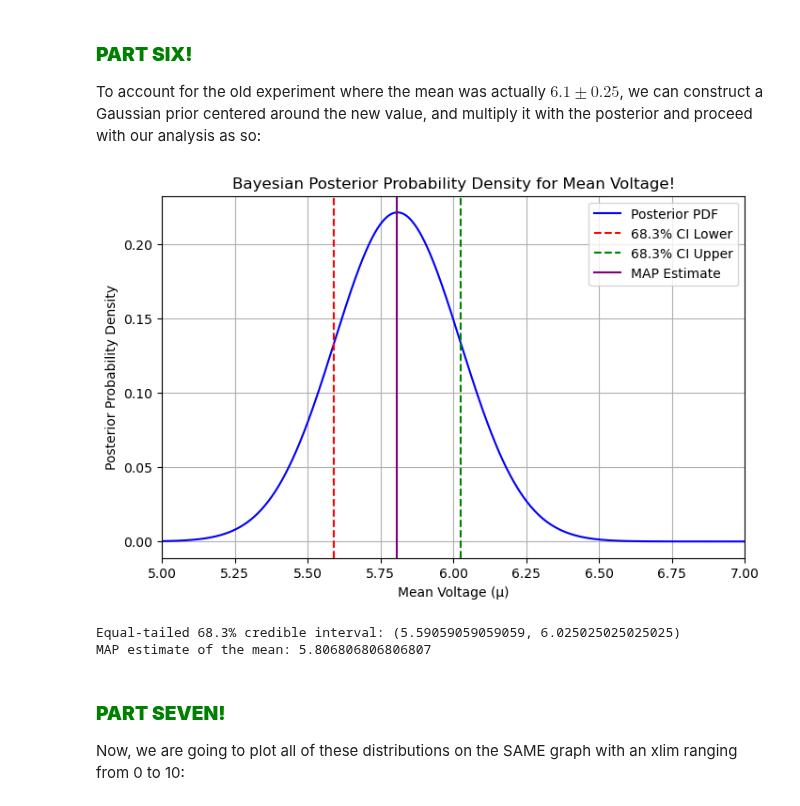
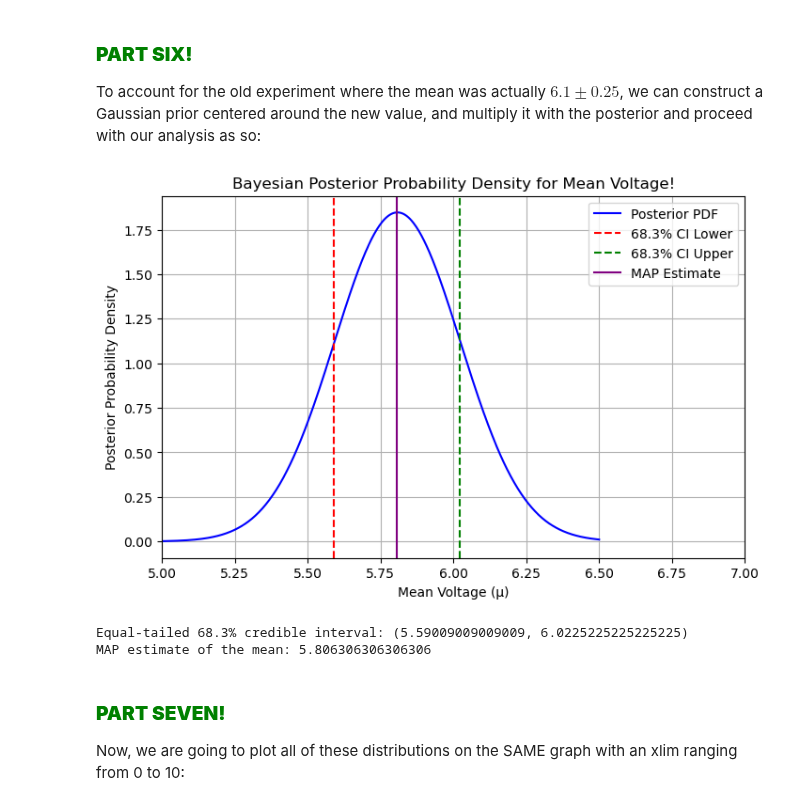
Before and after one commit to VanderbiltAstronomy/astr_8070_s25, a Jupyter notebook: coursework/student_folders/harrison_blakegoszyk/homeworks/vu_astr8070_s25_hw4 hgbg.ipynb, the cells around one changed output. Saved outputs shown, nothing was run; the diff lists cells and outputs as text; code cells hidden in the pictures.

```diff
--- a/coursework/student_folders/harrison_blakegoszyk/homeworks/vu_astr8070_s25_hw4 hgbg.ipynb
+++ b/coursework/student_folders/harrison_blakegoszyk/homeworks/vu_astr8070_s25_hw4 hgbg.ipynb
@@ -216,7 +217,7 @@ MAP estimate of the mean: 4.9424424424424425
 To account for the old experiment where the mean was actually $6.1\pm0.25$, we can construct a Gaussian prior centered around the new value, and multiply it with the posterior and proceed with our analysis as so:
 # %%
 # Defining the range for the mean voltage (prior range)
-mu_values_pt6 = np.linspace(5.0, 7.0, 1000)
+mu_values_pt6 = np.linspace(3.5, 6.5, 1000)
 
 # Computing the likelihood for each mu
 likelihood_values = np.array([individual_likelihood(mu, voltage_measurements, voltage_uncertainties) for mu in mu_values_pt6])
@@ -225,39 +226,39 @@ likelihood_values = np.array([individual_likelihood(mu, voltage_measurements, vo
 prior_pdf = norm.pdf(mu_values_pt6, loc=6.1, scale=0.25)
 
 # Normalizing and multiplying by prior to get posterior PDF
-posterior_pdf_pt6 = likelihood_values * prior_pdf / np.trapz(likelihood_values, mu_values_pt6)
+posterior_pdf_pt6 = likelihood_values * prior_pdf / np.trapz((likelihood_values * prior_pdf), mu_values_pt6)
 
 # Computing the CDF (cumulative sum of posterior PDF divided by total sum of posterior PDF)
 cdf = np.cumsum(posterior_pdf_pt6) / np.sum(posterior_pdf_pt6)
 
 # The bounds of the 68.3% credible region (searchsorted finds the index of the first value that is greater than the given value)
 lower_bound = mu_values_pt6[np.searchsorted(cdf, 0.1585)]
 upper_bound = mu_values_pt6[np.searchsorted(cdf, 0.8415)]
 
 # Finding Maximum A Posteriori (MAP) estimate using np.argmax
 map_estimate = mu_values_pt6[np.argmax(posterior_pdf_pt6)]
 
 # Plotting the posterior distribution AND the 68.3% credible interval
 plt.figure(figsize=(8, 5))
 plt.plot(mu_values_pt6, posterior_pdf_pt6, label="Posterior PDF", color='b')
 plt.axvline(lower_bound, color='r', linestyle='--', label="68.3% CI Lower")
 plt.axvline(upper_bound, color='g', linestyle='--', label="68.3% CI Upper")
 plt.axvline(map_estimate, color='purple', linestyle='-', label="MAP Estimate")
 plt.xlim(5.0, 7.0)
 plt.xlabel("Mean Voltage (μ)")
 plt.ylabel("Posterior Probability Density")
 plt.title("Bayesian Posterior Probability Density for Mean Voltage!")
 plt.legend()
 plt.grid()
 plt.show()
 
 # Printing the results for your viewing pleasure
 print(f"Equal-tailed 68.3% credible interval: ({lower_bound}, {upper_bound})")
 print(f"MAP estimate of the mean: {map_estimate}")
 # %% [output]
-[figure, old version]
+[figure, new version]
-Equal-tailed 68.3% credible interval: (5.59059059059059, 6.025025025025025)
-MAP estimate of the mean: 5.806806806806807
+Equal-tailed 68.3% credible interval: (5.59009009009009, 6.0225225225225225)
+MAP estimate of the mean: 5.806306306306306
 # %% [markdown]
 ### <font color='green'>**PART SEVEN!**</font>
 
```
Also changed, not shown: parts of 2 cells of this notebook.
